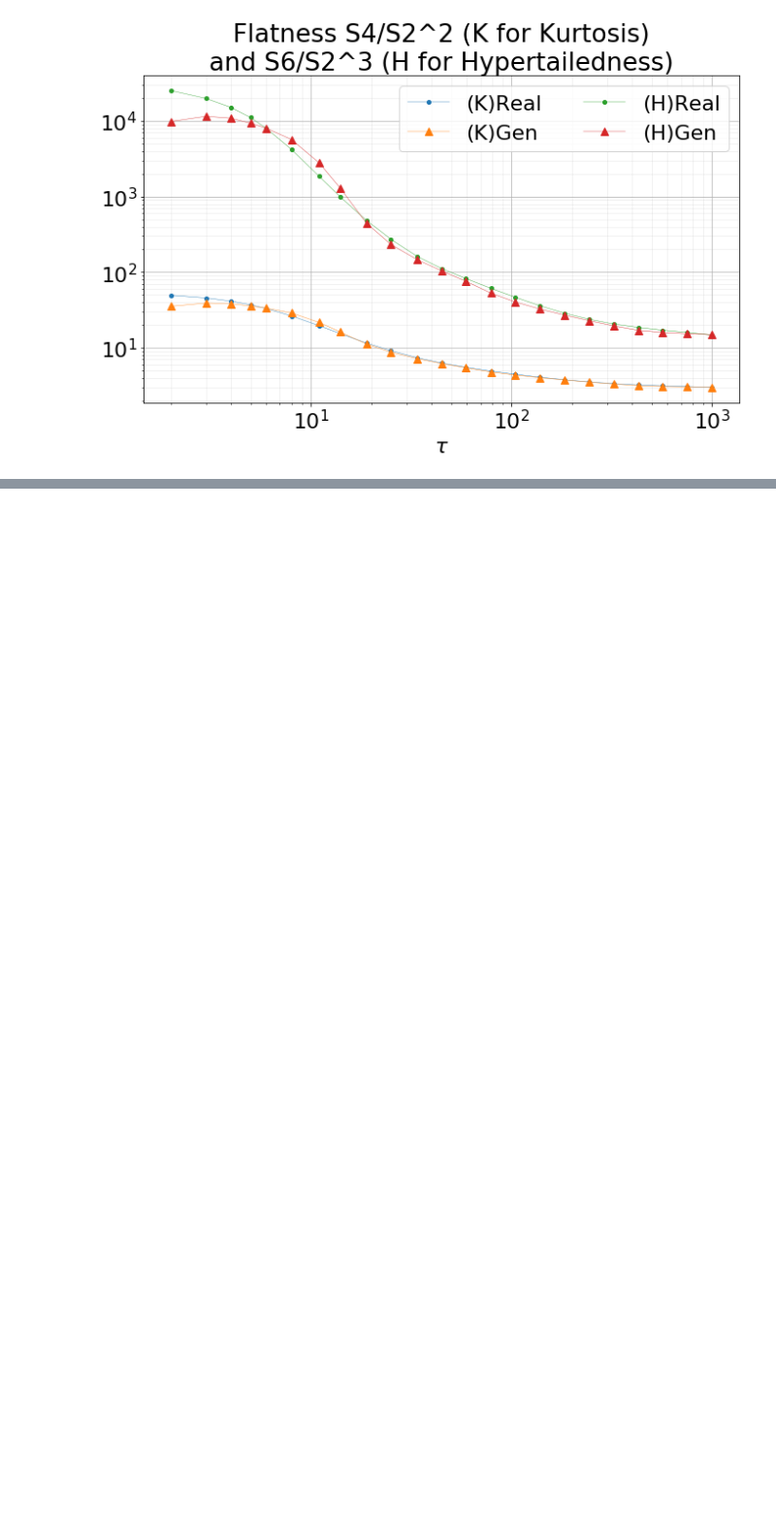
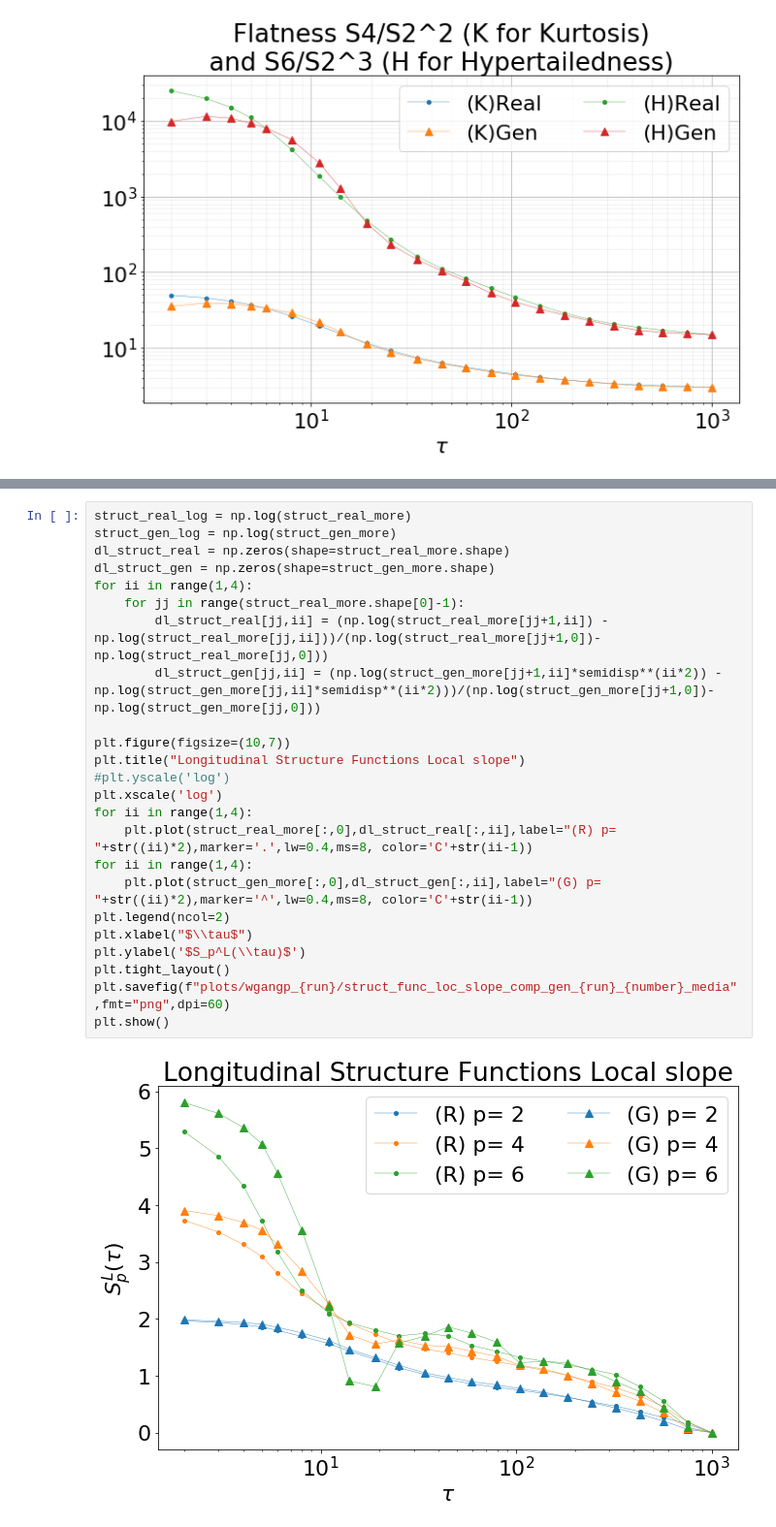
Before and after one commit to scarpma/lagrangian, a Jupyter notebook: pdf_plot.ipynb, the cells around one changed output, grey strips where cells are left out. Shown at 97% size. Drawn from its saved outputs; the diff is of its cells as text; blank space fills up the shorter version.

```diff
--- a/pdf_plot.ipynb
+++ b/pdf_plot.ipynb
@@ -506,0 +506,26 @@ plt.show()
+# %%
+struct_real_log = np.log(struct_real_more)
+struct_gen_log = np.log(struct_gen_more)
+dl_struct_real = np.zeros(shape=struct_real_more.shape)
+dl_struct_gen = np.zeros(shape=struct_gen_more.shape)
+for ii in range(1,4):
+    for jj in range(struct_real_more.shape[0]-1):
+        dl_struct_real[jj,ii] = (np.log(struct_real_more[jj+1,ii]) - np.log(struct_real_more[jj,ii]))/(np.log(struct_real_more[jj+1,0])-np.log(struct_real_more[jj,0]))
+        dl_struct_gen[jj,ii] = (np.log(struct_gen_more[jj+1,ii]*semidisp**(ii*2)) - np.log(struct_gen_more[jj,ii]*semidisp**(ii*2)))/(np.log(struct_gen_more[jj+1,0])-np.log(struct_gen_more[jj,0]))
+
+plt.figure(figsize=(10,7))
+plt.title("Longitudinal Structure Functions Local slope")
+#plt.yscale('log')
+plt.xscale('log')
+for ii in range(1,4):
+    plt.plot(struct_real_more[:,0],dl_struct_real[:,ii],label="(R) p= "+str((ii)*2),marker='.',lw=0.4,ms=8, color='C'+str(ii-1))
+for ii in range(1,4):
+    plt.plot(struct_gen_more[:,0],dl_struct_gen[:,ii],label="(G) p= "+str((ii)*2),marker='^',lw=0.4,ms=8, color='C'+str(ii-1))
+plt.legend(ncol=2)
+plt.xlabel("$\\tau$")
+plt.ylabel('$S_p^L(\\tau)$')
+plt.tight_layout()
+plt.savefig(f"plots/wgangp_{run}/struct_func_loc_slope_comp_gen_{run}_{number}_media",fmt="png",dpi=60)
+plt.show()
+# %% [output]
+[figure, added]
```
Also changed, not shown: parts of 8 cells of this notebook, 43 other files.
